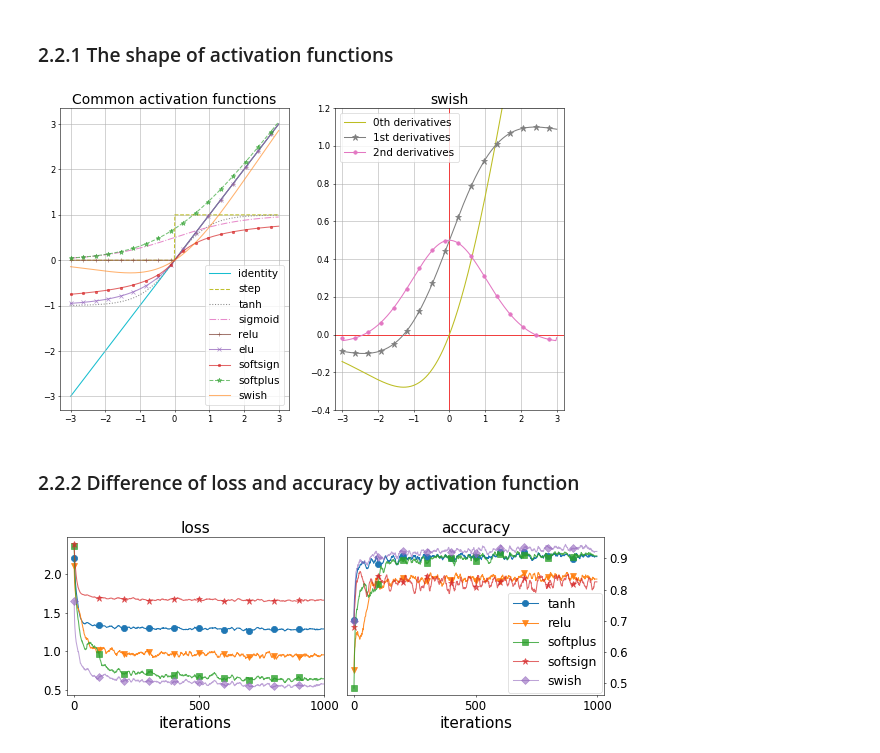
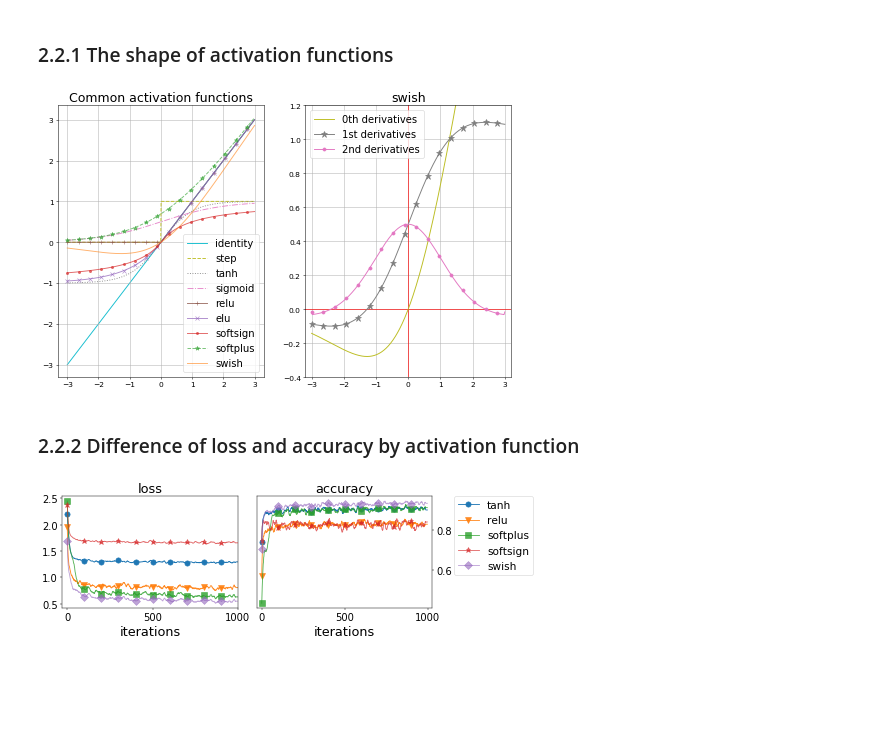
Before and after one commit to oilneck/prml_python, a Jupyter notebook: Notebook/test_Deep_learning.ipynb, the cells around one changed output. Saved outputs shown, nothing was run; the diff lists cells and outputs as text; code cells hidden in the pictures; blank space fills up the shorter version.

```diff
--- a/Notebook/test_Deep_learning.ipynb
+++ b/Notebook/test_Deep_learning.ipynb
@@ -615,7 +615,7 @@ x = np.linspace(-3, 3, 500)
 style = ['-', '--', ':', '-.', '-', '-', '-', '--', '-']
 markers = ["", "", "", "", "+", "x", ".", "*", ""]
 
-fig = plt.figure(figsize=(13,8),dpi=50)
+fig = plt.figure(figsize=(13,8),dpi=45)
 ax = fig.add_subplot(121)
 cmap = plt.rcParams['axes.prop_cycle'].by_key()['color']
 cmap.reverse()
@@ -633,7 +633,7 @@ for n, name in enumerate(act_func):
             markevery = 30)
 plt.tick_params(labelsize=12)
 plt.title('Common activation functions', fontsize=20)
-plt.legend(fontsize=15)
+plt.legend(fontsize=16)
 plt.grid()
 
 ax = fig.add_subplot(122)
@@ -656,11 +656,11 @@ plt.ylim(bottom=-0.4,top=1.2)
 plt.xlim(left=-3.2, right=3.2)
 plt.tick_params(labelsize=12)
 plt.title('swish', fontsize=20)
-plt.legend(fontsize=15)
+plt.legend(fontsize=16)
 plt.grid()
 plt.show()
 # %% [output]
-[figure, old version]
+[figure, new version]
 # %% [markdown]
 ### 2.2.2 Difference of loss and accuracy by activation function
 # %%
@@ -718,33 +718,33 @@ for i in range(max_iter):
         train_acc[key].append(acc)
 
 
 # plot accuracy data
-fig = plt.figure(figsize=(12,4.5),dpi=50)
+fig = plt.figure(figsize=(12,4),dpi=42)
 ax1 = fig.add_subplot(121)
 ax2 = fig.add_subplot(122)
 markers = ["o", "v", "s", "*", "D"]
 
 x = np.arange(max_iter)
 for n,key in enumerate(layers):
     ax1.plot(x, smooth_filt(train_loss[key]), marker=markers[n],
             markersize=9, markevery=100, label=key, zorder=n, alpha=1 - 0.1 * n)
     ax1.set_xticks([0,500,1000])
     ax1.set_xlabel("iterations", fontsize=22)
     ax1.set_title("loss", fontsize=22)
     ax1.set_xlim(-30, max_iter)
     ax1.tick_params(labelsize=17)
 
     ax2.plot(x, smooth_filt(train_acc[key]), marker=markers[n],
             markersize=9, markevery=100, label=key, zorder=n, alpha=1 - 0.1 * n)
     ax2.set_xticks([0,500,1000])
     ax2.set_xlabel("iterations", fontsize=22)
     ax2.set_title("accuracy", fontsize=22)
     ax2.set_xlim(-30, max_iter+30)
     ax2.tick_params(labelsize=17)
     ax2.yaxis.tick_right()
 
-plt.legend(bbox_to_anchor=(1, 0), loc='lower right', borderaxespad=0.2, fontsize=18)
+plt.legend(bbox_to_anchor=(1.12, 1), loc='upper left', borderaxespad=0, fontsize=18)
 plt.tight_layout()
 plt.show()
 # %% [output]
-[figure, old version]
+[figure, new version]
```
